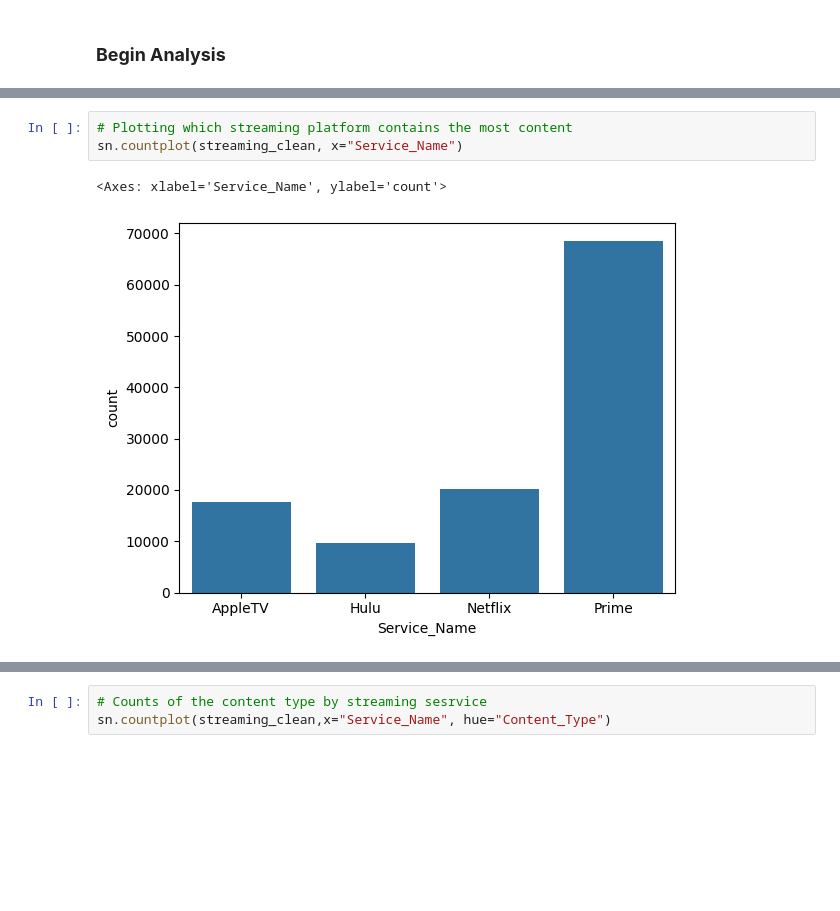
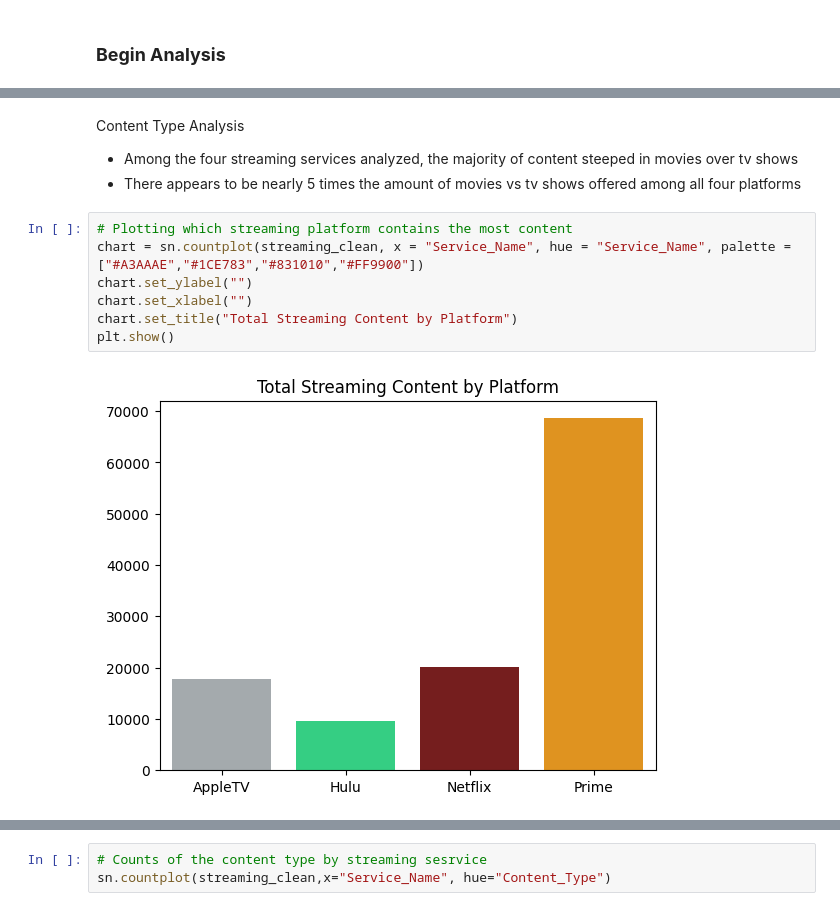
Before and after one commit to rkynhoff/Streaming_Service_Comparisons, a Jupyter notebook: STRM_SERV_COMP_V2.ipynb, the cells around one changed output, grey strips where cells are left out. Cells and saved outputs as stored; diff of their text form; blank space fills up the shorter version.

Commit message:
Making my graphs visually appealinggit status

```diff
--- a/STRM_SERV_COMP_V2.ipynb
+++ b/STRM_SERV_COMP_V2.ipynb
@@ -597,6 +597,13 @@ plt.show()
+# %% [markdown]
+Content Type Analysis
+- Among the four streaming services analyzed, the majority of content steeped in movies over tv shows
+- There appears to be nearly 5 times the amount of movies vs tv shows offered among all four platforms
 # %%
 # Plotting which streaming platform contains the most content
-sn.countplot(streaming_clean, x="Service_Name")
+chart = sn.countplot(streaming_clean, x = "Service_Name", hue = "Service_Name", palette = ["#A3AAAE","#1CE783","#831010","#FF9900"])
+chart.set_ylabel("")
+chart.set_xlabel("")
+chart.set_title("Total Streaming Content by Platform")
+plt.show()
 # %% [output]
-<Axes: xlabel='Service_Name', ylabel='count'>
-[figure, old version]
+[figure, new version]
```
Also changed, not shown: parts of 2 cells of this notebook.
